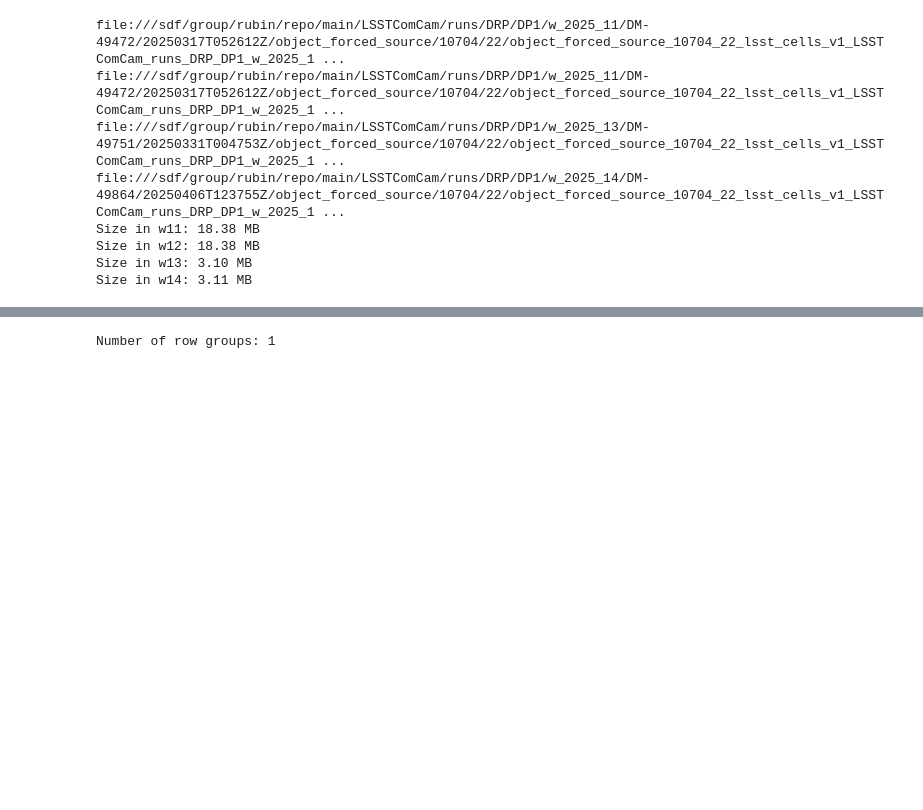
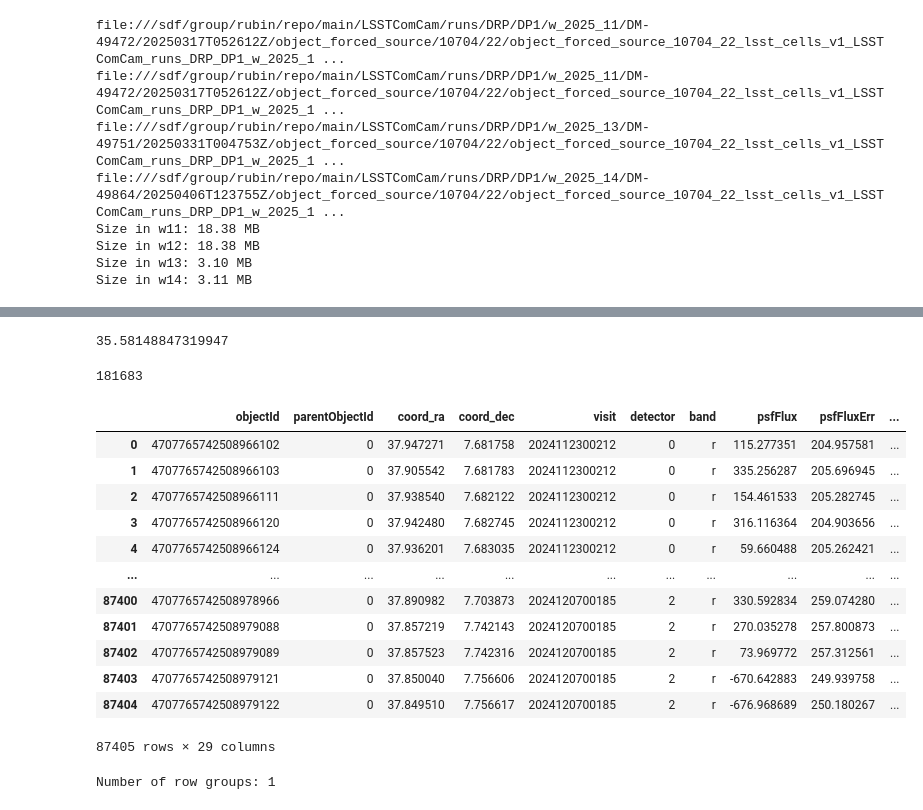
Before and after one commit to lsst-sitcom/linccf, a Jupyter notebook: internal/Rubin_size_estimate/Testing_size.ipynb, the cells around one changed output, grey strips where cells are left out. Saved outputs shown, nothing was run; the diff lists cells and outputs as text; code cells hidden in the pictures; blank space fills up the shorter version.

```diff
--- a/internal/Rubin_size_estimate/Testing_size.ipynb
+++ b/internal/Rubin_size_estimate/Testing_size.ipynb
@@ -74,3 +76,11 @@ Size in w11: 18.38 MB
 Size in w12: 18.38 MB
 Size in w13: 3.10 MB
 Size in w14: 3.11 MB
+# %%
+test_11 = butler_11.getURI('object_forced_source', dataId={'skymap':'lsst_cells_v1', 'tract': 10704, 'patch': 22})
+test_14 = butler_14.getURI('object_forced_source', dataId={'skymap':'lsst_cells_v1', 'tract': 10704, 'patch': 22})
+test_11_obj_frc_src = butler_11.get('object_forced_source', dataId={'skymap':'lsst_cells_v1', 'tract': 10704, 'patch': 22})
+test_14_obj_frc_src = butler_14.get('object_forced_source', dataId={'skymap':'lsst_cells_v1', 'tract': 10704, 'patch': 22})
+
+print(test_11.size()/ len(test_11_obj_frc_src))
+print(test_14.size()/ len(test_14_obj_frc_src))
@@ -77,3 +94,27 @@ Size in w14: 3.11 MB
+# %%
+3.11 *10**6/ 87405
+# %% [output]
+35.58148847319947
+# %%
+len(test_11_obj_frc_src)
+# %% [output]
+181683
+# %%
+test_14_obj_frc_src
+# %% [output]
+|  | objectId | parentObjectId | coord_ra | coord_dec | visit | detector | band | psfFlux | psfFluxErr | ... |
+| 0 | 4707765742508966102 | 0 | 37.947271 | 7.681758 | 2024112300212 | 0 | r | 115.277351 | 204.957581 | ... |
+| 1 | 4707765742508966103 | 0 | 37.905542 | 7.681783 | 2024112300212 | 0 | r | 335.256287 | 205.696945 | ... |
+| 2 | 4707765742508966111 | 0 | 37.938540 | 7.682122 | 2024112300212 | 0 | r | 154.461533 | 205.282745 | ... |
+| 3 | 4707765742508966120 | 0 | 37.942480 | 7.682745 | 2024112300212 | 0 | r | 316.116364 | 204.903656 | ... |
+| 4 | 4707765742508966124 | 0 | 37.936201 | 7.683035 | 2024112300212 | 0 | r | 59.660488 | 205.262421 | ... |
+| ... | ... | ... | ... | ... | ... | ... | ... | ... | ... | ... |
+| 87400 | 4707765742508978966 | 0 | 37.890982 | 7.703873 | 2024120700185 | 2 | r | 330.592834 | 259.074280 | ... |
+| 87401 | 4707765742508979088 | 0 | 37.857219 | 7.742143 | 2024120700185 | 2 | r | 270.035278 | 257.800873 | ... |
+| 87402 | 4707765742508979089 | 0 | 37.857523 | 7.742316 | 2024120700185 | 2 | r | 73.969772 | 257.312561 | ... |
+| 87403 | 4707765742508979121 | 0 | 37.850040 | 7.756606 | 2024120700185 | 2 | r | -670.642883 | 249.939758 | ... |
+| 87404 | 4707765742508979122 | 0 | 37.849510 | 7.756617 | 2024120700185 | 2 | r | -676.968689 | 250.180267 | ... |
+87405 rows × 29 columns
 # %%
 import pyarrow.parquet as pq
 
```
Also changed, not shown: parts of 3 cells of this notebook.
